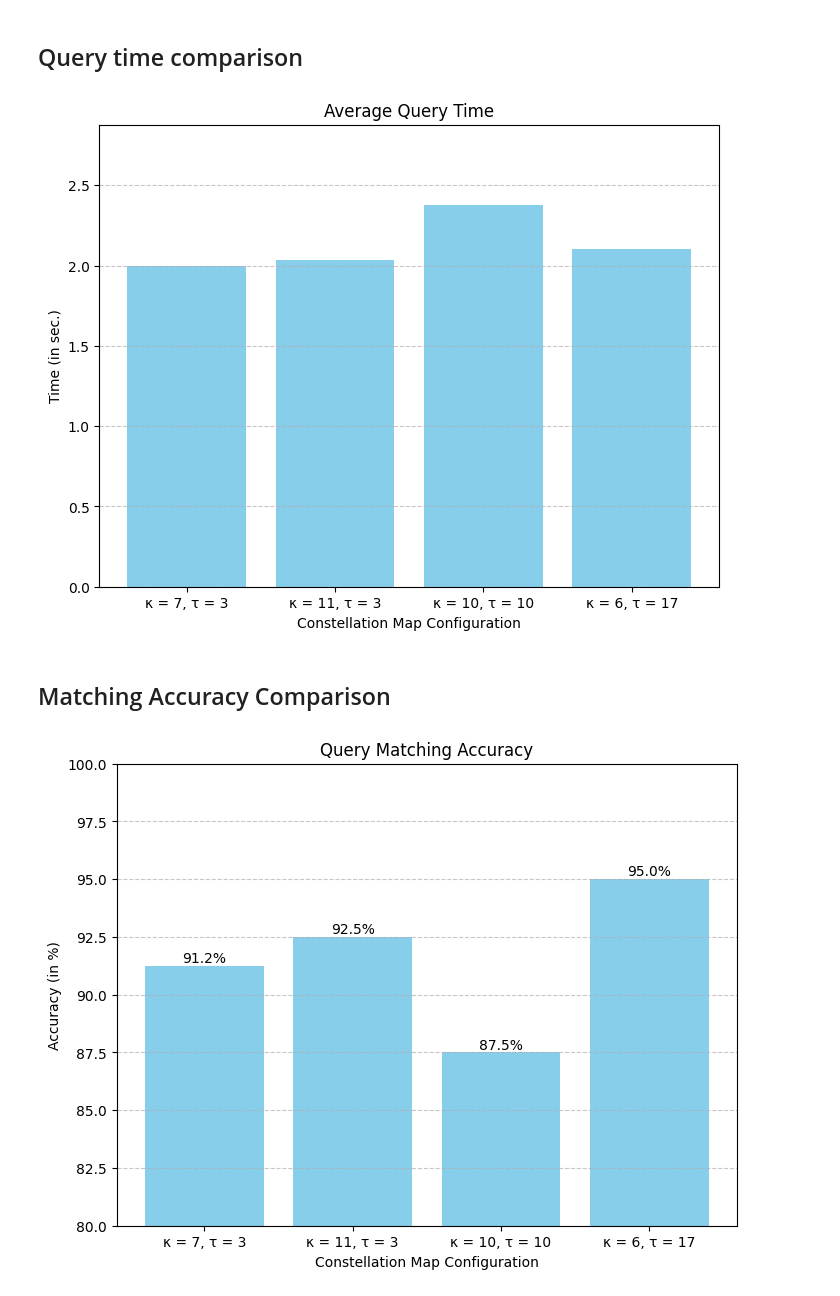
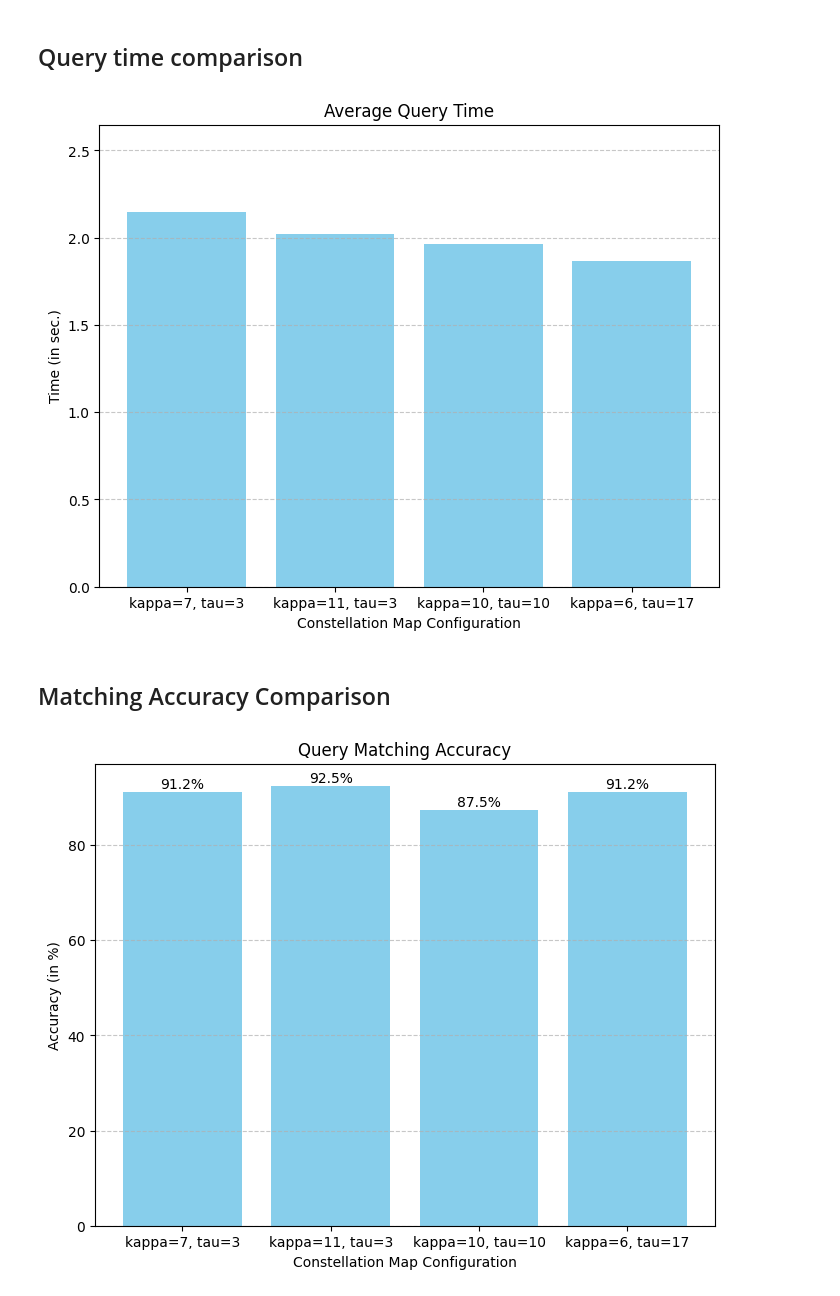
Before and after one commit to Konstiu/Music-Information-Retrieval, a Jupyter notebook: MS2.1.ipynb, the cells around one changed output. Drawn from its saved outputs; the diff is of its cells as text; code cells hidden in the pictures.

```diff
--- a/MS2.1.ipynb
+++ b/MS2.1.ipynb
@@ -211 +215,10 @@ def compute_constellation_maps(filenames, dist_freq, dist_time):
+# %%
+# each configuration is represented by a dictionary defining the configuration, storing the computed constellation maps, and the matches
+
+configs = [
+    {"kappa": 7, "tau": 3, "tol_freq": 0, "tol_time": 0, "cmaps_D": None, "cmaps_Q": None, "matches": {}, "hits": {"total": 0, "original": 0, "noise": 0, "coding": 0, "mobile": 0}},
+    {"kappa": 11, "tau": 3, "tol_freq": 0, "tol_time": 0, "cmaps_D": None, "cmaps_Q": None, "matches": {}, "hits": {"total": 0, "original": 0, "noise": 0, "coding": 0, "mobile": 0}},
+    {"kappa": 10, "tau": 10, "tol_freq": 0, "tol_time": 0, "cmaps_D": None, "cmaps_Q": None, "matches": {}, "hits": {"total": 0, "original": 0, "noise": 0, "coding": 0, "mobile": 0}},
+    {"kappa": 6, "tau": 17, "tol_freq": 0, "tol_time": 0, "cmaps_D": None, "cmaps_Q": None, "matches": {}, "hits": {"total": 0, "original": 0, "noise": 0, "coding": 0, "mobile": 0}}
+]
 # %% [markdown]
@@ -213,3 +226,5 @@ We first load all the filenames of all of the tracks, that are in our database a
 # %%
-tracks = load_filenames('tracks')
+tracks = load_filenames('tracks') # load all track filenames
+for config in configs:
+    config["cmaps_D"] = compute_constellation_maps(tracks, config["kappa"], config["tau"]) # store the computed constellation maps for each configuration.
 # %% [markdown]
@@ -257,2 +263,4 @@ Here we again load all filenames for the queries.
 # %%
 queries = load_filenames('queries')
+for config in configs:
+    config["cmaps_Q"] = compute_constellation_maps(queries, config["kappa"], config["tau"])
@@ -605,8 +455,13 @@ Average time per query: 2.10 seconds
 import matplotlib.pyplot as plt
 
 # Values to plot
-values = [average_time_7_3, average_time_11_3, average_time_10_10, average_time_6_17]
-labels = ['κ = 7, τ = 3', 'κ = 11, τ = 3', 'κ = 10, τ = 10', 'κ = 6, τ = 17']
+labels = [f"kappa={config['kappa']}, tau={config['tau']}" for config in configs]
+values = []
+
+for config in configs:
+    total_time = sum(entry["time"] for entry in config["matches"].values())
+    average_time = total_time / len(config["matches"]) if config["matches"] else 0
+    values.append(average_time)
 
 # Creating the bar plot
 plt.figure(figsize=(8, 6))
@@ -620,34 +475,35 @@ plt.grid(axis='y', linestyle='--', alpha=0.7)
 # Display the plot
 plt.show()
 # %% [output]
-[figure, old version]
+[figure, new version]
 # %% [markdown]
 ## Matching Accuracy Comparison
 # %%
 import matplotlib.pyplot as plt
 
+
 # Values to plot
-values = [count_matches_7_3 / len(queries) * 100, count_matches_11_3 / len(queries) * 100,
-          count_matches_10_10 / len(queries) * 100, count_matches_6_17 / len(queries) * 100]
-labels = ['κ = 7, τ = 3', 'κ = 11, τ = 3', 'κ = 10, τ = 10', 'κ = 6, τ = 17']
+labels = [f"kappa={config['kappa']}, tau={config['tau']}" for config in configs]
+values = [config["hits"]["total"]/len(queries)*100 for config in configs]
+
 
 # Creating the bar plot
 plt.figure(figsize=(8, 6))
 bars = plt.bar(labels, values, color='skyblue')
 
 # Adding percentages above the bars
 for bar, value in zip(bars, values):
     plt.text(bar.get_x() + bar.get_width() / 2, bar.get_height() + 0.02,
              f'{value:.1f}%', ha='center', va='bottom', fontsize=10)
 
 # Adding title and labels
 plt.title('Query Matching Accuracy')
 plt.xlabel('Constellation Map Configuration')
 plt.ylabel('Accuracy (in %)')
-plt.ylim(80, 100)  # Leave some space above the bars for annotations
+#plt.ylim(80, 100)  # Leave some space above the bars for annotations
 plt.grid(axis='y', linestyle='--', alpha=0.7)
 
 # Display the plot
 plt.show()
 # %% [output]
-[figure, old version]
+[figure, new version]
```
Also changed, not shown: parts of 36 cells of this notebook.
